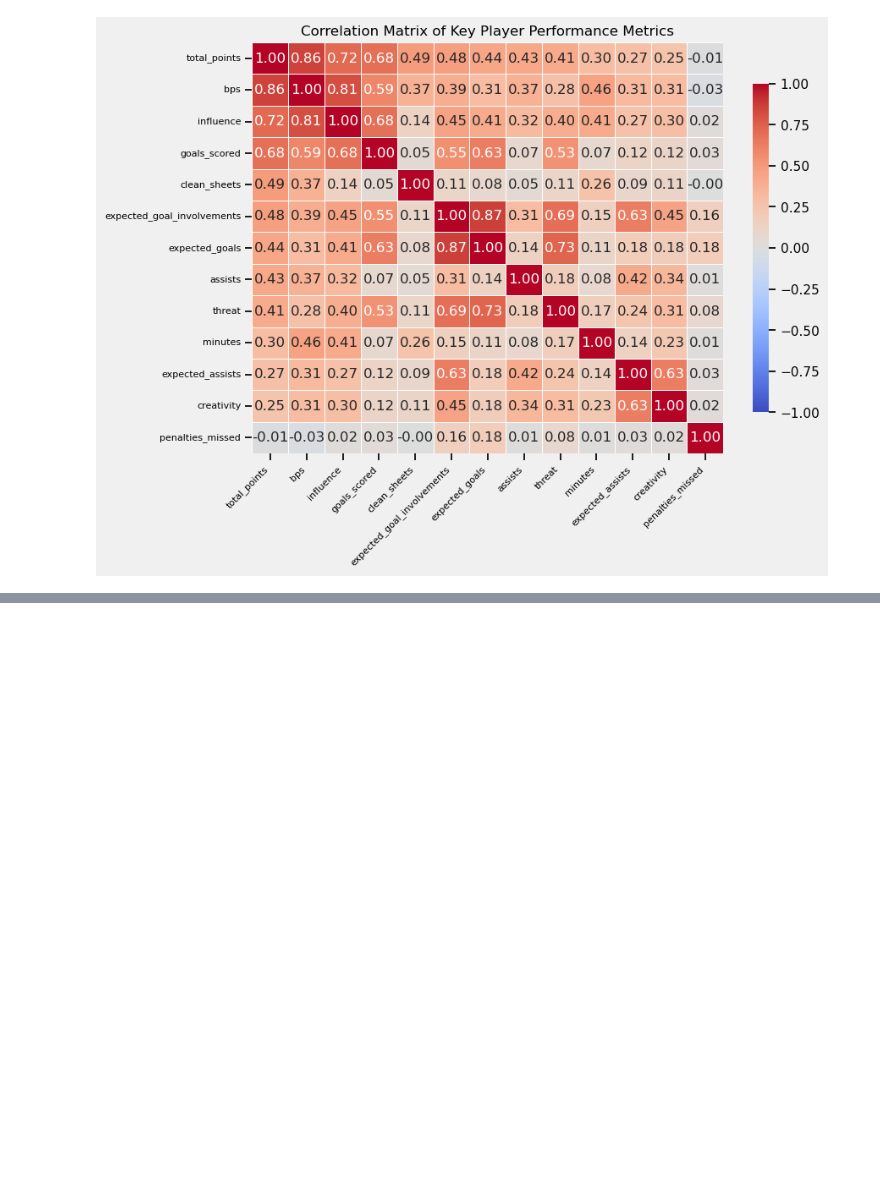
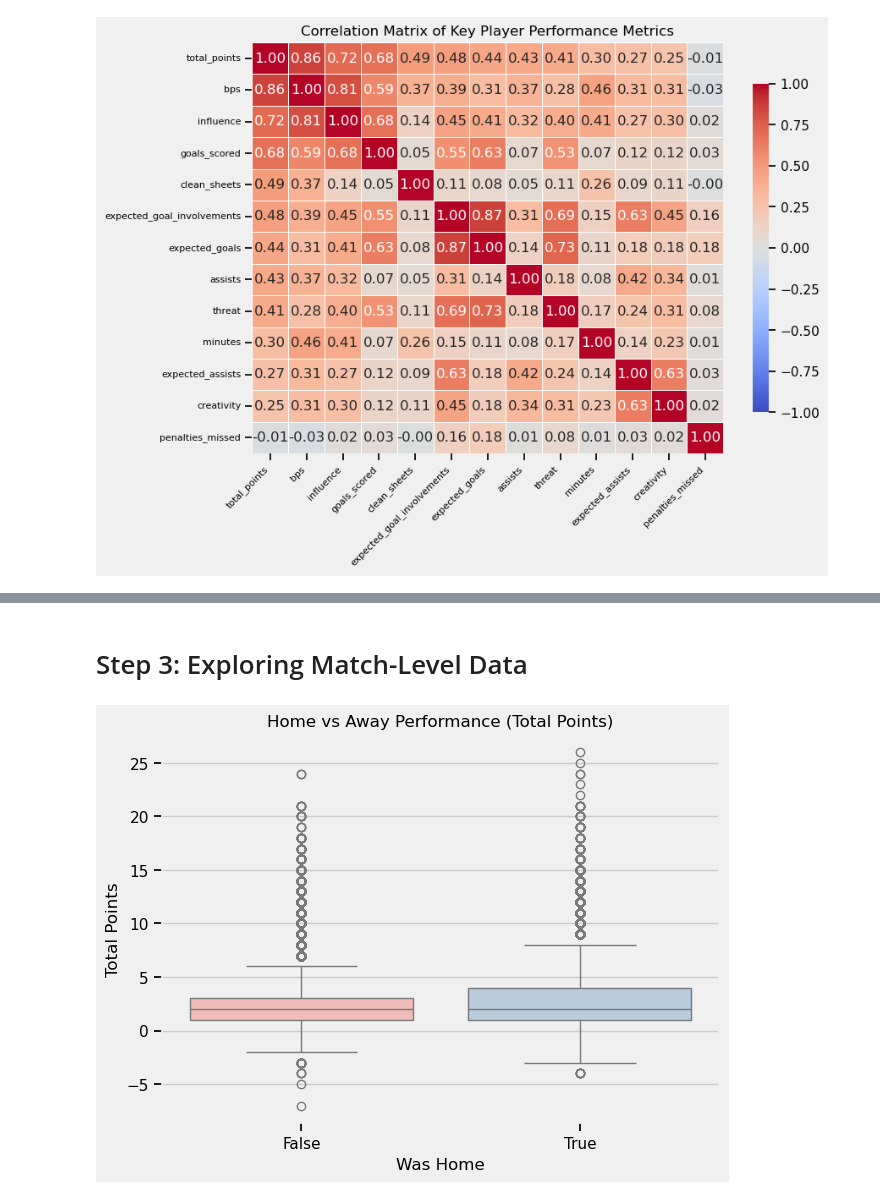
Before and after one commit to MahaFakhroo/D.R.E.A.M., a Jupyter notebook: Python Scripts/EDA_Visuals.ipynb, the cells around one changed output, grey strips where cells are left out. Saved outputs shown, nothing was run; the diff lists cells and outputs as text; code cells hidden in the pictures; blank space fills up the shorter version.

```diff
--- a/Python Scripts/EDA_Visuals.ipynb
+++ b/Python Scripts/EDA_Visuals.ipynb
@@ -500,0 +529,11 @@ There is a strong correlation between total_points and bps (Bonus Points System)
+# %% [markdown]
+# Step 3: Exploring Match-Level Data
+# %%
+# Home vs Away performance
+sns.boxplot(x='was_home', y='total_points', data=master_cleaned, palette='Pastel1')
+plt.title("Home vs Away Performance (Total Points)")
+plt.xlabel("Was Home")
+plt.ylabel("Total Points")
+plt.show()
+# %% [output]
+[figure, added]
```
Also changed, not shown: parts of 35 cells of this notebook.
